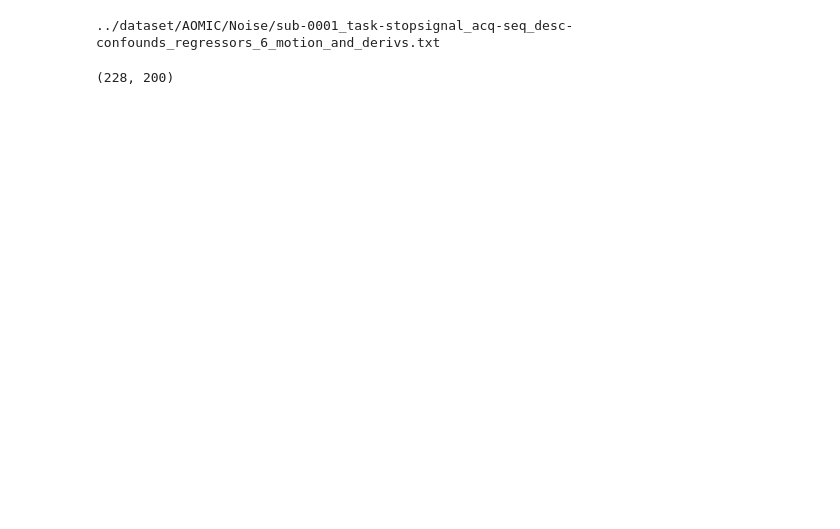
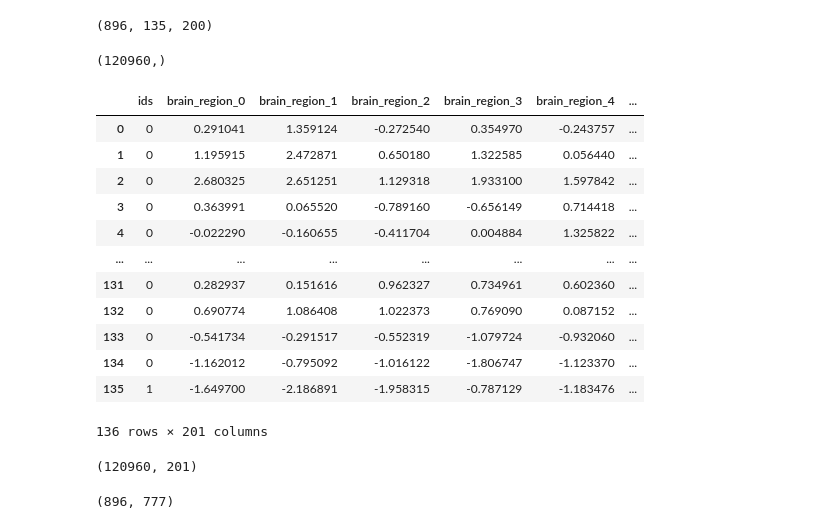
Before and after one commit to filipio/brain-activity-classification, a Jupyter notebook: brain_activity_classification/main.ipynb, the cells around one changed output. Cells and saved outputs as stored; diff of their text form; code cells hidden in the pictures; blank space fills up the shorter version.

```diff
--- a/brain_activity_classification/main.ipynb
+++ b/brain_activity_classification/main.ipynb
@@ -6,3 +6,10 @@ import glob
 DATASET_DIR = "../dataset/AOMIC"
 TS_DIR = f"{DATASET_DIR}/TS"
 NOISE_DIR = f"{DATASET_DIR}/Noise"
+DATASET_FILE_SUFFIX = "_acq-seq_desc-confounds_regressors_6_motion_and_derivs.txt"
+LABELS_DICT = {
+    "task-restingstate": 0,
+    "task-stopsignal": 1,
+    "task-workingmemory": 2,
+    "task-emomatching": 3,
+}
@@ -13,12 +15,0 @@ ts_files_names = [i.split("/")[-1] for i in ts_files_paths]
-# %%
-i = 1
-TS = np.loadtxt(ts_files_paths[i])
-scanID = ts_files_names[i][:-59]
-print(f"{NOISE_DIR}/{scanID}_acq-seq_desc-confounds_regressors_6_motion_and_derivs.txt")
-noise = np.loadtxt(
-    f"{NOISE_DIR}/{scanID}_acq-seq_desc-confounds_regressors_6_motion_and_derivs.txt"
-)
-
-cleaned_TS = clean(TS, confounds=noise, standardize=True, detrend=True)
-# %% [output]
-../dataset/AOMIC/Noise/sub-0001_task-stopsignal_acq-seq_desc-confounds_regressors_6_motion_and_derivs.txt
@@ -24,0 +46,46 @@ cleaned_TS = clean(TS, confounds=noise, standardize=True, detrend=True)
+# %%
+dataset, labels = create_dataset()
+# %%
+# element x time x features
+dataset.shape
+# %% [output]
+(896, 135, 200)
+# %%
+ids = np.array([[id_value] * dataset.shape[1] for id_value in range(dataset.shape[0])])
+ids = ids.reshape(-1)
+
+ids.shape
+# %% [output]
+(120960,)
+# %%
+# make dataset have 2 dimensions, with first dimension equal to ids length
+values = dataset.reshape(-1, dataset.shape[2])
+values.shape
+
+# create pandas dataframe which will contains ids in one column and each value in a separate column
+import pandas as pd
+
+df = pd.DataFrame(values, columns=[f"brain_region_{i}" for i in range(values.shape[1])])
+df["ids"] = ids
+# make ids column the first column
+df = df[["ids"] + [c for c in df if c not in ["ids"]]]
+df.head(136)
+# %% [output]
+|  | ids | brain_region_0 | brain_region_1 | brain_region_2 | brain_region_3 | brain_region_4 | ... |
+| 0 | 0 | 0.291041 | 1.359124 | -0.272540 | 0.354970 | -0.243757 | ... |
+| 1 | 0 | 1.195915 | 2.472871 | 0.650180 | 1.322585 | 0.056440 | ... |
+| 2 | 0 | 2.680325 | 2.651251 | 1.129318 | 1.933100 | 1.597842 | ... |
+| 3 | 0 | 0.363991 | 0.065520 | -0.789160 | -0.656149 | 0.714418 | ... |
+| 4 | 0 | -0.022290 | -0.160655 | -0.411704 | 0.004884 | 1.325822 | ... |
+| ... | ... | ... | ... | ... | ... | ... | ... |
+| 131 | 0 | 0.282937 | 0.151616 | 0.962327 | 0.734961 | 0.602360 | ... |
+| 132 | 0 | 0.690774 | 1.086408 | 1.022373 | 0.769090 | 0.087152 | ... |
+| 133 | 0 | -0.541734 | -0.291517 | -0.552319 | -1.079724 | -0.932060 | ... |
+| 134 | 0 | -1.162012 | -0.795092 | -1.016122 | -1.806747 | -1.123370 | ... |
+| 135 | 1 | -1.649700 | -2.186891 | -1.958315 | -0.787129 | -1.183476 | ... |
+136 rows × 201 columns
+# %%
+# element x (id + brain regions count)
+df.shape
+# %% [output]
+(120960, 201)
@@ -25,4 +102,4 @@ cleaned_TS = clean(TS, confounds=noise, standardize=True, detrend=True)
 # %%
-cleaned_TS.shape
+features.shape
 # %% [output]
-(228, 200)
+(896, 777)
```
Also changed, not shown: parts of 16 cells of this notebook, 2 other files.
